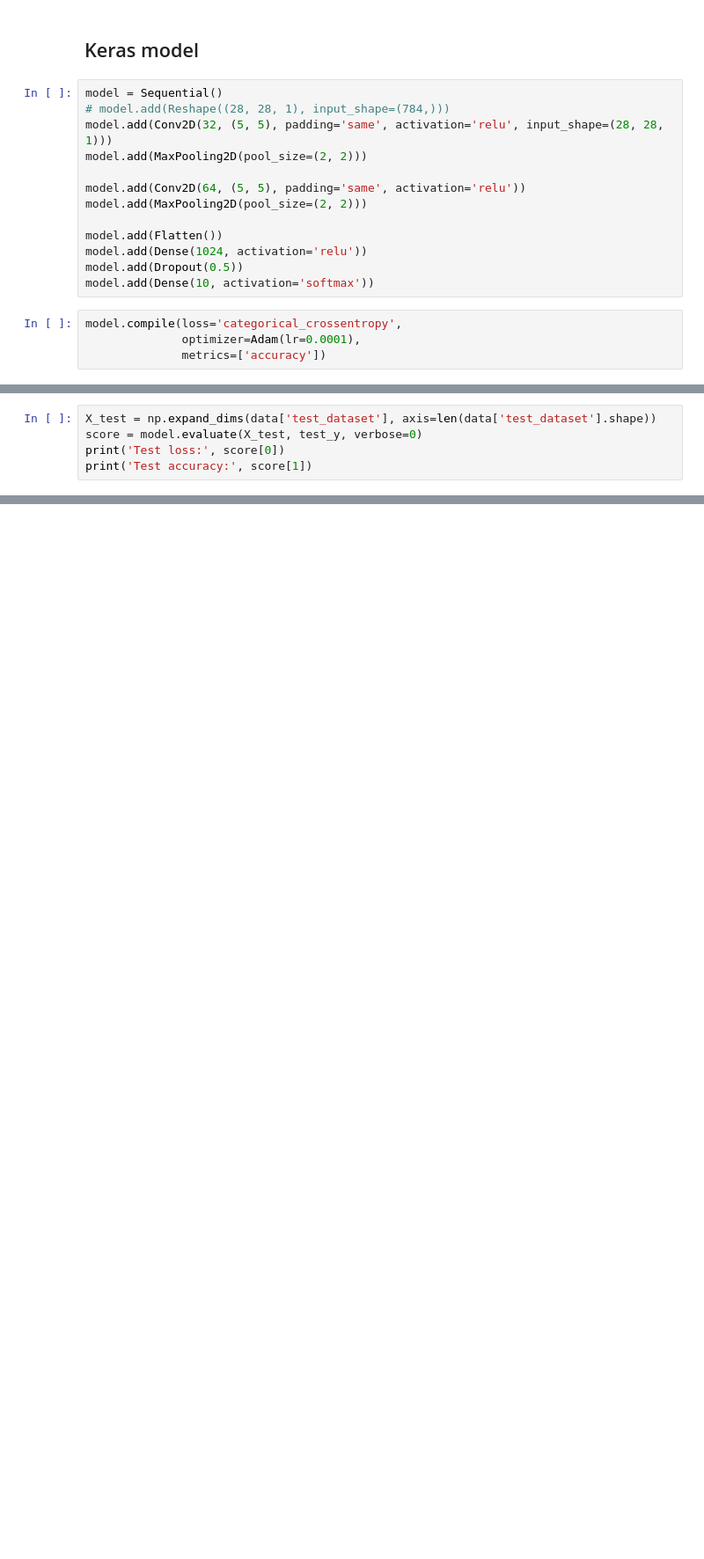
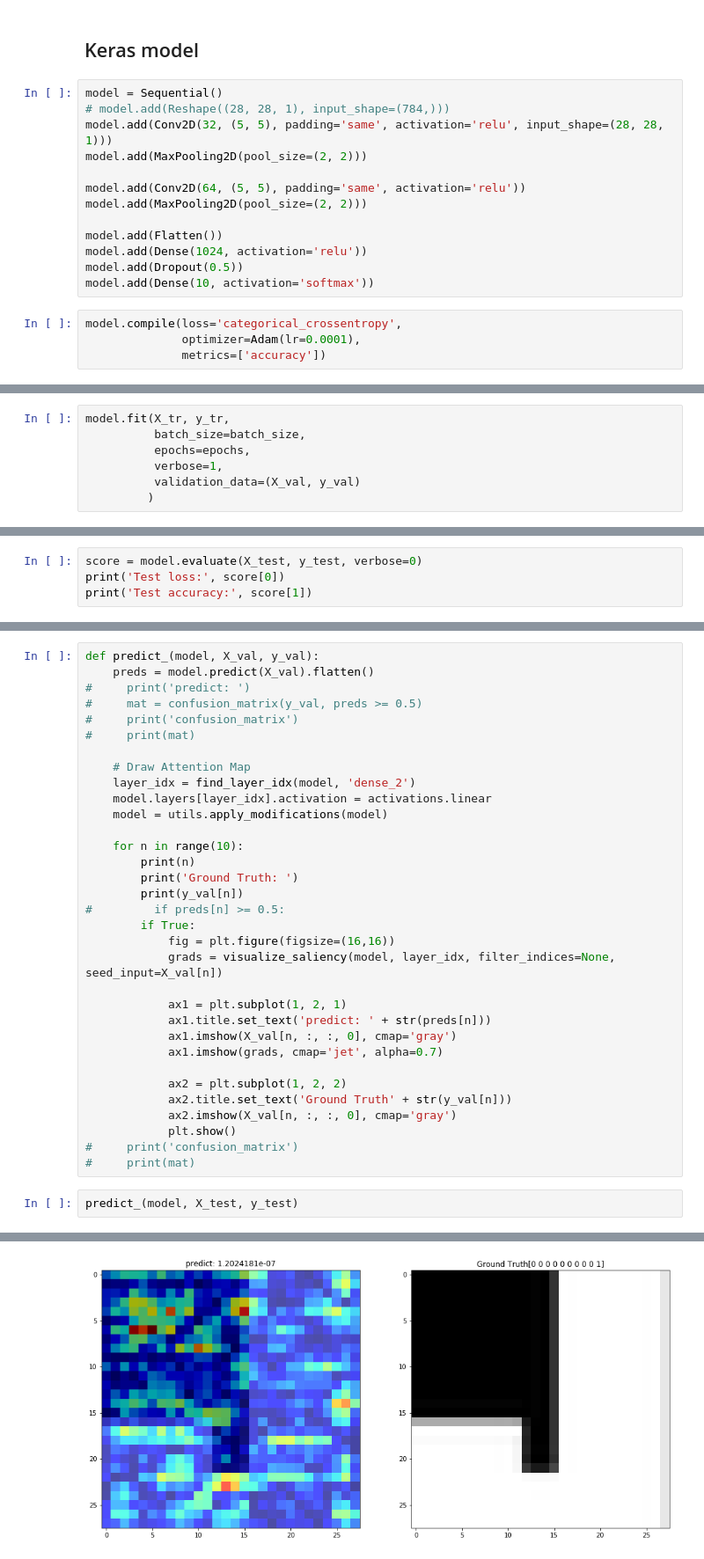
Before and after one commit to chientran95/udacity-deeplearning, a Jupyter notebook: ass1/classification.ipynb, the cells around one changed output, grey strips where cells are left out. Shown at 88% size. Saved outputs shown, nothing was run; the diff lists cells and outputs as text; blank space fills up the shorter version.

```diff
--- a/ass1/classification.ipynb
+++ b/ass1/classification.ipynb
@@ -237,0 +277,7 @@ model.fit(X_tr, y_train,
+# %%
+model.fit(X_tr, y_tr,
+          batch_size=batch_size,
+          epochs=epochs,
+          verbose=1,
+          validation_data=(X_val, y_val)
+         )
@@ -238,5 +303,4 @@ model.fit(X_tr, y_train,
 # %%
-X_test = np.expand_dims(data['test_dataset'], axis=len(data['test_dataset'].shape))
-score = model.evaluate(X_test, test_y, verbose=0)
+score = model.evaluate(X_test, y_test, verbose=0)
 print('Test loss:', score[0])
 print('Test accuracy:', score[1])
@@ -242,0 +330,36 @@ print('Test accuracy:', score[1])
+# %%
+def predict_(model, X_val, y_val):
+    preds = model.predict(X_val).flatten()
+#     print('predict: ')
+#     mat = confusion_matrix(y_val, preds >= 0.5)
+#     print('confusion_matrix')
+#     print(mat)
+
+    # Draw Attention Map
+    layer_idx = find_layer_idx(model, 'dense_2')
+    model.layers[layer_idx].activation = activations.linear
+    model = utils.apply_modifications(model)
+
+    for n in range(10):
+        print(n)
+        print('Ground Truth: ')
+        print(y_val[n])
+#         if preds[n] >= 0.5:
+        if True:
+            fig = plt.figure(figsize=(16,16))
+            grads = visualize_saliency(model, layer_idx, filter_indices=None, seed_input=X_val[n])
+
+            ax1 = plt.subplot(1, 2, 1)
+            ax1.title.set_text('predict: ' + str(preds[n]))
+            ax1.imshow(X_val[n, :, :, 0], cmap='gray')
+            ax1.imshow(grads, cmap='jet', alpha=0.7)
+
+            ax2 = plt.subplot(1, 2, 2)
+            ax2.title.set_text('Ground Truth' + str(y_val[n]))
+            ax2.imshow(X_val[n, :, :, 0], cmap='gray')
+            plt.show()
+#     print('confusion_matrix')
+#     print(mat)
+# %%
+predict_(model, X_test, y_test)
+# %% [output]
@@ -242,0 +369 @@ print('Test accuracy:', score[1])
+[figure, added]
```
Also changed, not shown: parts of 13 cells of this notebook, 1 other file.
